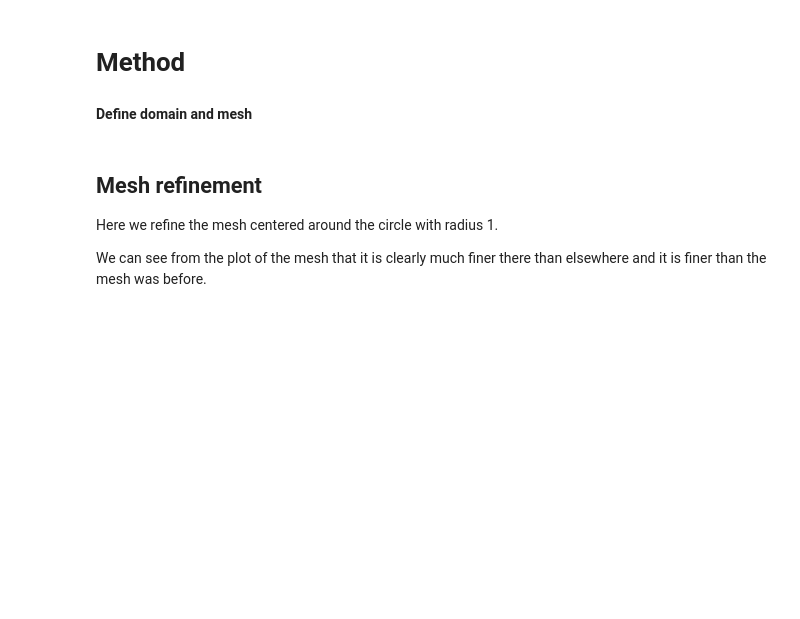
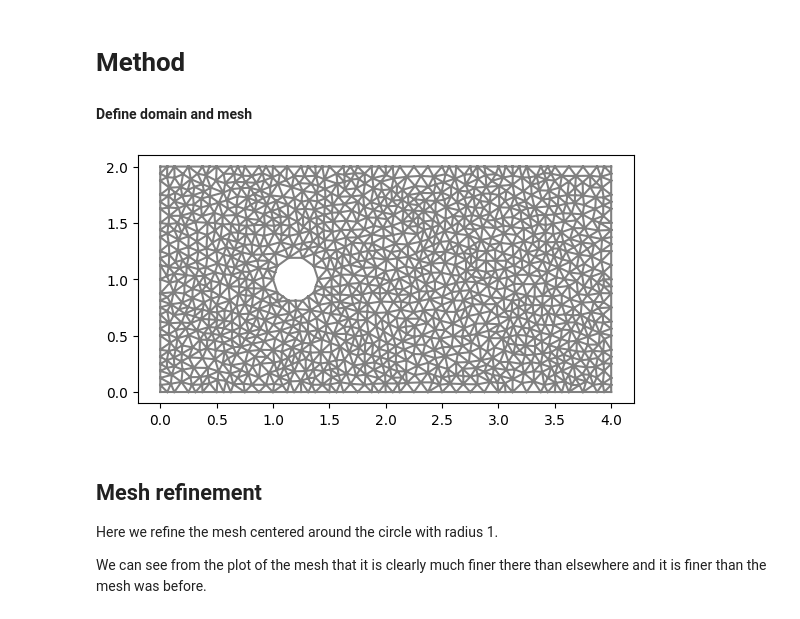
Before and after one commit to johanhoffman/DD2365_VT23, a Jupyter notebook: Lab1/sindrimagg_lab1.ipynb, the cells around one changed output. Cells and saved outputs as stored; diff of their text form; code cells hidden in the pictures; blank space fills up the shorter version.

```diff
--- a/Lab1/sindrimagg_lab1.ipynb
+++ b/Lab1/sindrimagg_lab1.ipynb
@@ -107,17 +106,20 @@ and to implement the velocity boundary conditions we use a penalty formulation,
 # %%
 # Define rectangular domain
 L = 4
 H = 2
+center = (0.3*L,  0.5*H)
 
 # Generate mesh (examples with and without a hole in the mesh)
 resolution = 32
 #mesh = RectangleMesh(Point(0.0, 0.0), Point(L, H), L*resolution, H*resolution)
-mesh = generate_mesh(Rectangle(Point(0.0,0.0), Point(L,H)) - Circle(Point(0.5*L,0.5*H),0.2), resolution)
+mesh = generate_mesh(Rectangle(Point(0.0,0.0), Point(L,H)) - Circle(Point(center),0.2), resolution)
 #mesh = generate_mesh(Rectangle(Point(0.0,0.0), Point(L,H)) - Circle(Point(1.5,0.25*H),0.2) - Circle(Point(0.5,0.5*H),0.2) - Circle(Point(2.0,0.75*H),0.2), resolution)
 
 plt.figure()
 plot(mesh)
 plt.show()
+# %% [output]
+[figure, added]
 # %% [markdown]
 ## Mesh refinement
 
```
Also changed, not shown: parts of 16 cells of this notebook.
